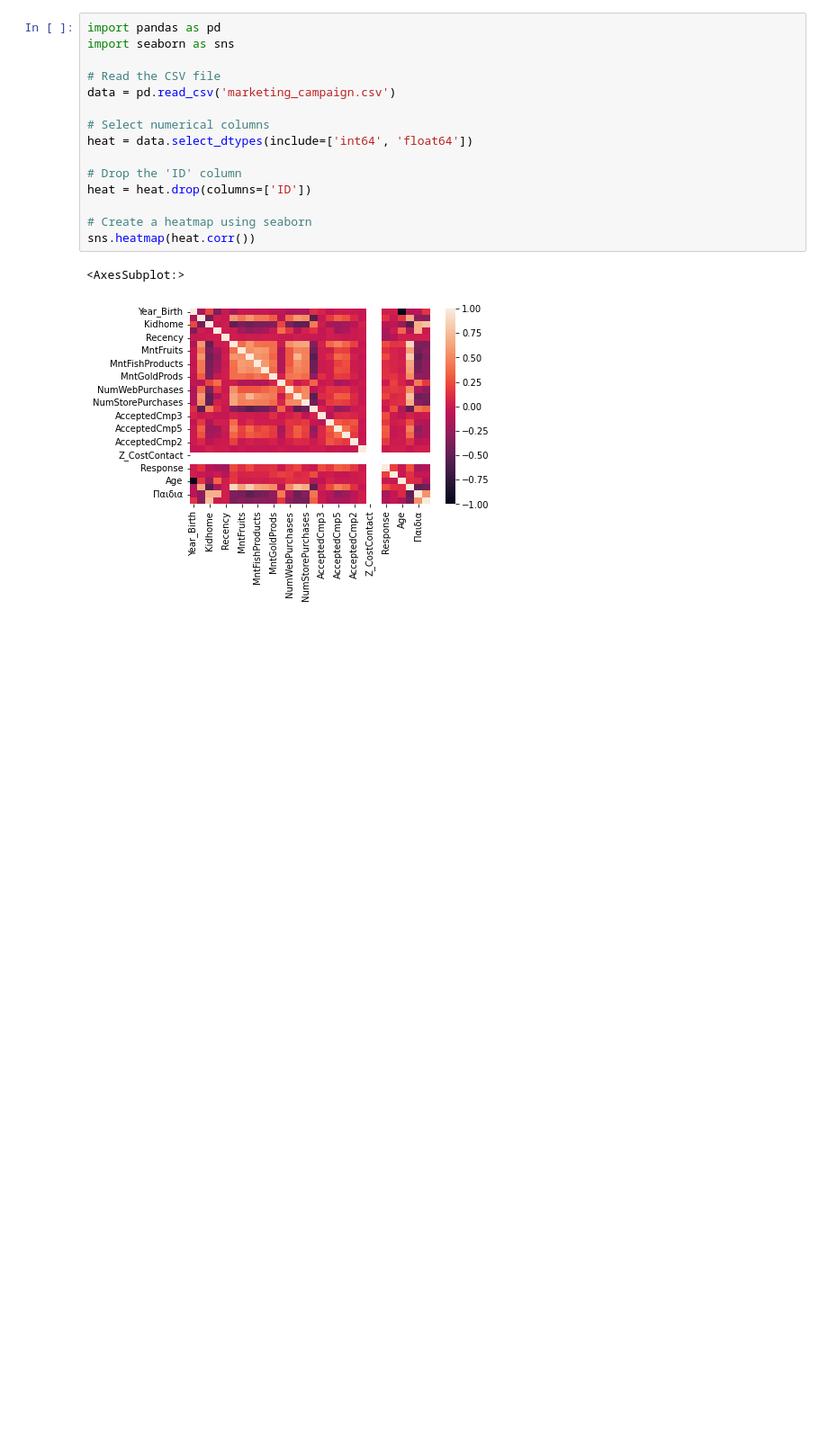
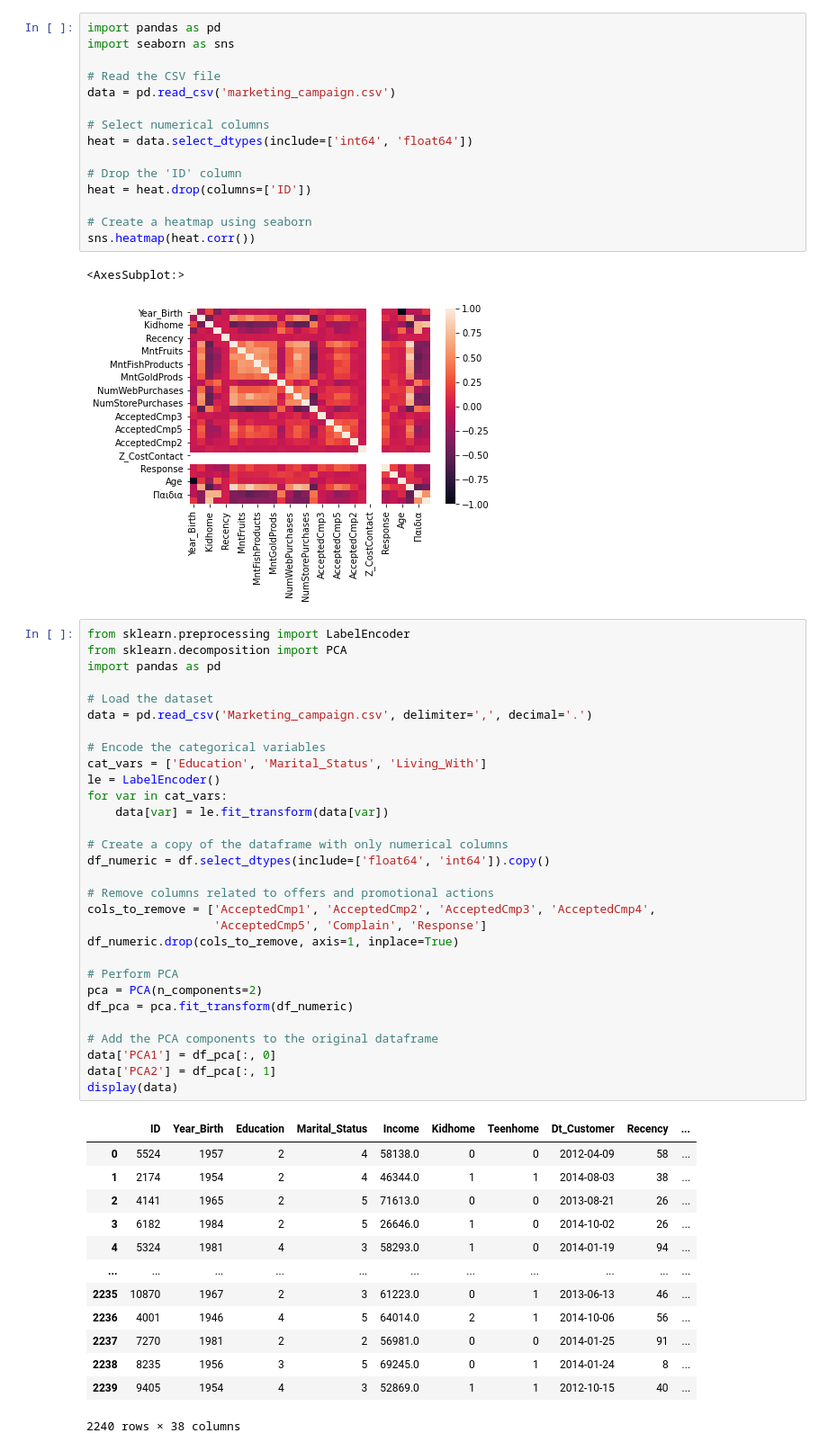
Before and after one commit to MaybeNick13/TED1, a Jupyter notebook: Untitled.ipynb, the cells around one changed output. Shown: that part at 90% size. Cells and saved outputs as stored; diff of their text form; blank space fills up the shorter version.

```diff
--- a/Untitled.ipynb
+++ b/Untitled.ipynb
@@ -128,3 +179,47 @@ sns.heatmap(heat.corr())
 # %% [output]
 <AxesSubplot:>
 [figure]
+# %%
+from sklearn.preprocessing import LabelEncoder
+from sklearn.decomposition import PCA
+import pandas as pd
+
+# Load the dataset
+data = pd.read_csv('Marketing_campaign.csv', delimiter=',', decimal='.')
+
+# Encode the categorical variables
+cat_vars = ['Education', 'Marital_Status', 'Living_With']
+le = LabelEncoder()
+for var in cat_vars:
+    data[var] = le.fit_transform(data[var])
+
+# Create a copy of the dataframe with only numerical columns
+df_numeric = df.select_dtypes(include=['float64', 'int64']).copy()
+
+# Remove columns related to offers and promotional actions
+cols_to_remove = ['AcceptedCmp1', 'AcceptedCmp2', 'AcceptedCmp3', 'AcceptedCmp4',
+                  'AcceptedCmp5', 'Complain', 'Response']
+df_numeric.drop(cols_to_remove, axis=1, inplace=True)
+
+# Perform PCA
+pca = PCA(n_components=2)
+df_pca = pca.fit_transform(df_numeric)
+
+# Add the PCA components to the original dataframe
+data['PCA1'] = df_pca[:, 0]
+data['PCA2'] = df_pca[:, 1]
+display(data)
+# %% [output]
+|  | ID | Year_Birth | Education | Marital_Status | Income | Kidhome | Teenhome | Dt_Customer | Recency | ... |
+| 0 | 5524 | 1957 | 2 | 4 | 58138.0 | 0 | 0 | 2012-04-09 | 58 | ... |
+| 1 | 2174 | 1954 | 2 | 4 | 46344.0 | 1 | 1 | 2014-08-03 | 38 | ... |
+| 2 | 4141 | 1965 | 2 | 5 | 71613.0 | 0 | 0 | 2013-08-21 | 26 | ... |
+| 3 | 6182 | 1984 | 2 | 5 | 26646.0 | 1 | 0 | 2014-10-02 | 26 | ... |
+| 4 | 5324 | 1981 | 4 | 3 | 58293.0 | 1 | 0 | 2014-01-19 | 94 | ... |
+| ... | ... | ... | ... | ... | ... | ... | ... | ... | ... | ... |
+| 2235 | 10870 | 1967 | 2 | 3 | 61223.0 | 0 | 1 | 2013-06-13 | 46 | ... |
+| 2236 | 4001 | 1946 | 4 | 5 | 64014.0 | 2 | 1 | 2014-10-06 | 56 | ... |
+| 2237 | 7270 | 1981 | 2 | 2 | 56981.0 | 0 | 0 | 2014-01-25 | 91 | ... |
+| 2238 | 8235 | 1956 | 3 | 5 | 69245.0 | 0 | 1 | 2014-01-24 | 8 | ... |
+| 2239 | 9405 | 1954 | 4 | 3 | 52869.0 | 1 | 1 | 2012-10-15 | 40 | ... |
+2240 rows × 38 columns
```
Also changed, not shown: parts of 3 cells of this notebook.
